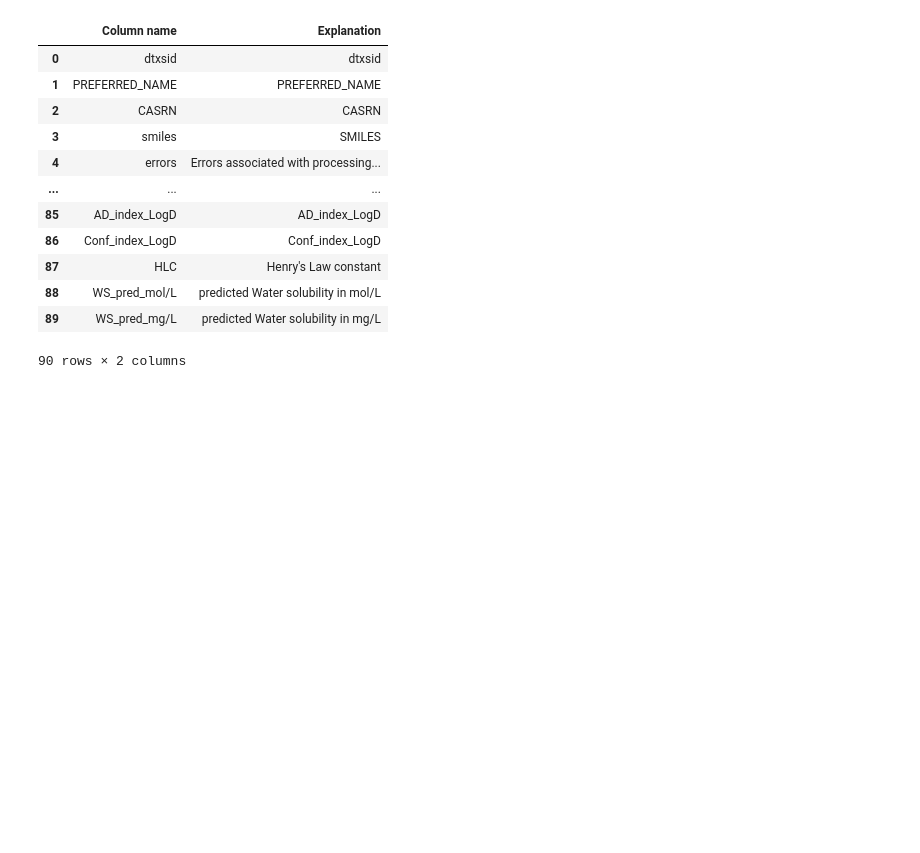
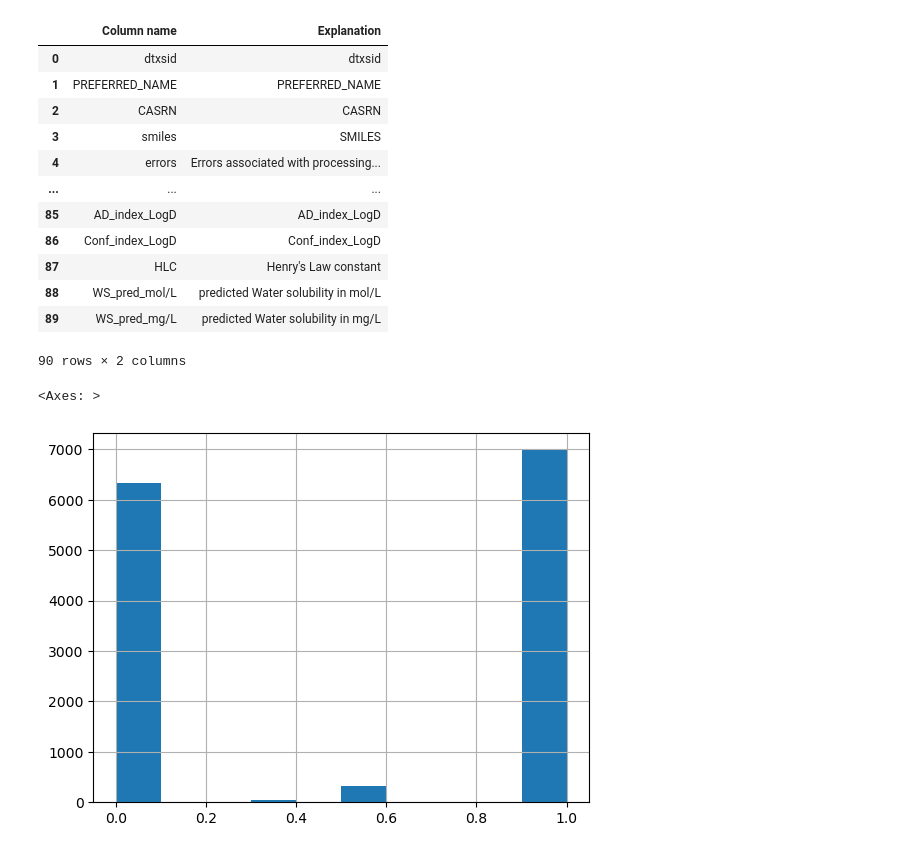
Before and after one commit to patlewig/tsca_categories, a Jupyter notebook: notebooks/24_mapping_dict.ipynb, the cells around one changed output. Drawn from its saved outputs; the diff is of its cells as text; code cells hidden in the pictures; blank space fills up the shorter version.

```diff
--- a/notebooks/24_mapping_dict.ipynb
+++ b/notebooks/24_mapping_dict.ipynb
@@ -321,3 +321,5 @@ df.to_excel(writer)
 map_df.to_excel(writer, sheet_name = 'mapping_dict')
 
 writer.close()
+# %%
+df = pd.read_excel(interim_dir+'tsca_categorisation_290624_wmappingdict.xlsx',index_col = [0])
@@ -323,0 +328,5 @@ writer.close()
+# %%
+df['IN_SIGMA-ALDRICH'].hist()
+# %% [output]
+<Axes: >
+[figure, added]
```
Also changed, not shown: parts of 11 cells of this notebook, 1 other file.
